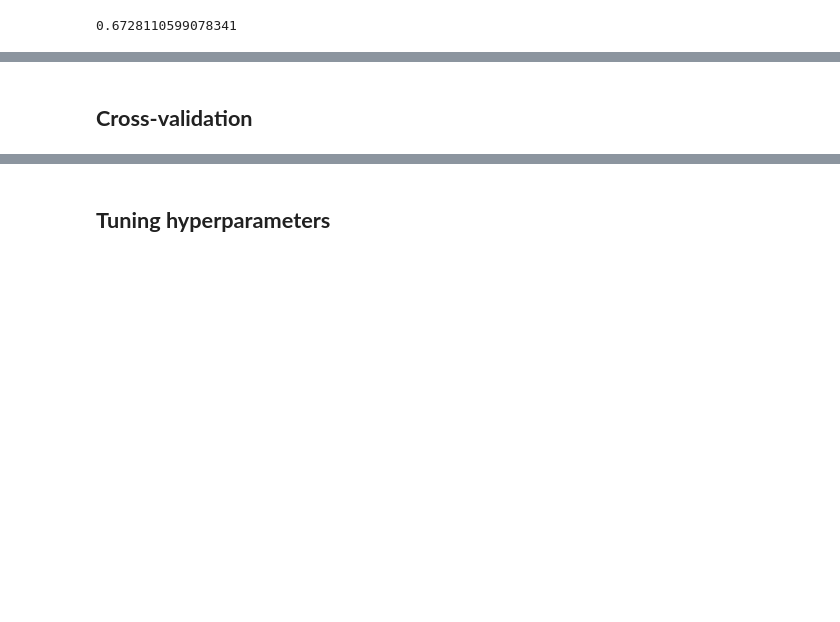
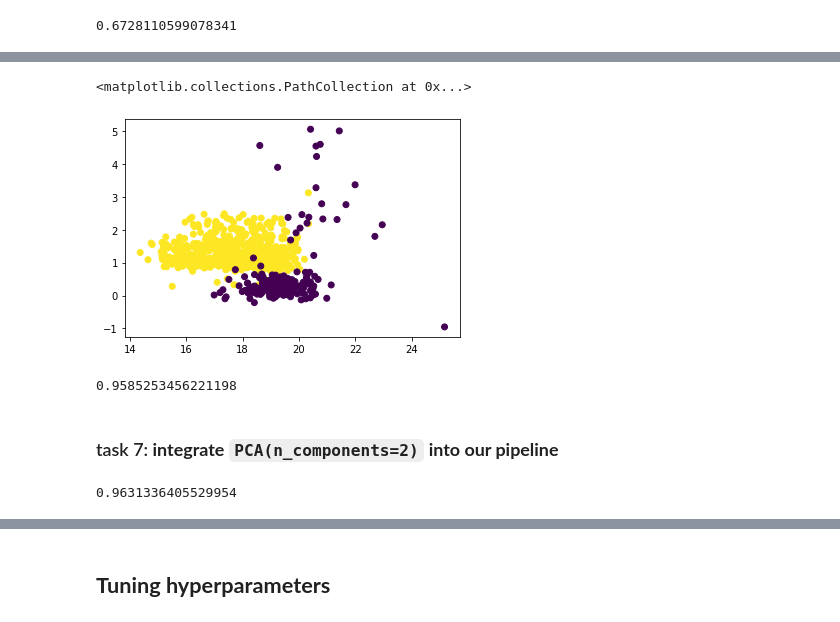
Before and after one commit to tomasplsek/AstroML, a Jupyter notebook: 03_sklearn.ipynb, the cells around one changed output, grey strips where cells are left out. Saved outputs shown, nothing was run; the diff lists cells and outputs as text; code cells hidden in the pictures; blank space fills up the shorter version.

```diff
--- a/03_sklearn.ipynb
+++ b/03_sklearn.ipynb
@@ -359,13 +361,27 @@ X_n = pca.fit_transform(X)
 # %%
-plt.plot(X.u, X.g, ".")
-plt.plot(X_n[:,0], X_n[:,1], ".")
+plt.scatter(X.g, X.u-X.g, c=y)
+# %% [output]
+<matplotlib.collections.PathCollection at 0x...>
+[figure, added]
 # %%
-X_train, X_test, y_train, y_test = train_test_split(X_n, y,
-                                                    stratify=y,
-                                                    random_state=42)
+X_train, X_test, y_train, y_test = train_test_split(X_PCA, y, stratify=y, random_state=420)
 
 model.fit(X_train, y_train)
 
 model.score(X_test, y_test)
+# %% [output]
+0.9585253456221198
-# %% [markdown]
-## **Cross-validation**
+# %% [markdown]
+### task 7: **integrate `PCA(n_components=2)` into our pipeline**
+# %%
+X_train, X_test, y_train, y_test = train_test_split(X, y, stratify=y, random_state=420)
+
+model = make_pipeline(PCA(n_components=2),
+                      StandardScaler(),
+                      DecisionTreeClassifier(random_state=420))
+
+model.fit(X_train, y_train)
+
+model.score(X_test, y_test)
+# %% [output]
+0.9631336405529954
```
Also changed, not shown: parts of 16 cells of this notebook.
